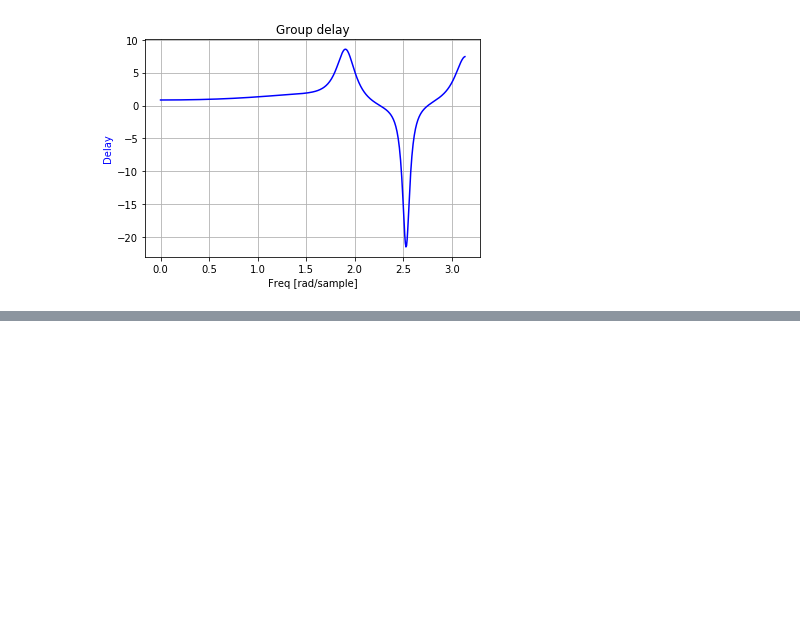
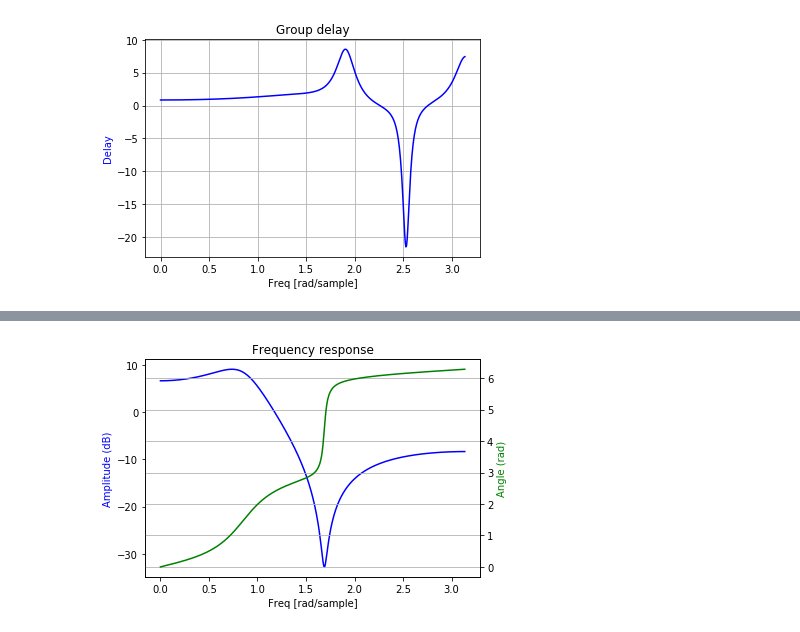
Before and after one commit to schlatterbeck/filter-optimizer, a Jupyter notebook: IIR_Filter.ipynb, the cells around one changed output, grey strips where cells are left out. Cells and saved outputs as stored; diff of their text form; code cells hidden in the pictures; blank space fills up the shorter version.

```diff
--- a/IIR_Filter.ipynb
+++ b/IIR_Filter.ipynb
@@ -254,0 +369,7 @@ plot_delay (wg, gd)
+# %%
+(b, a) = zpk2tf (riaa_960_zeros, riaa_480_poles, 1.0)
+w, h = freqz (b, a)
+wg, gd = group_delay ((b, a))
+plot_response (w, h)
+# %% [output]
+[figure, added]
```
Also changed, not shown: parts of 9 cells of this notebook.
